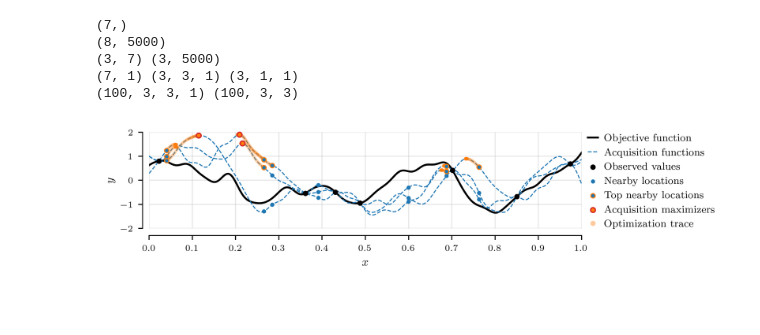
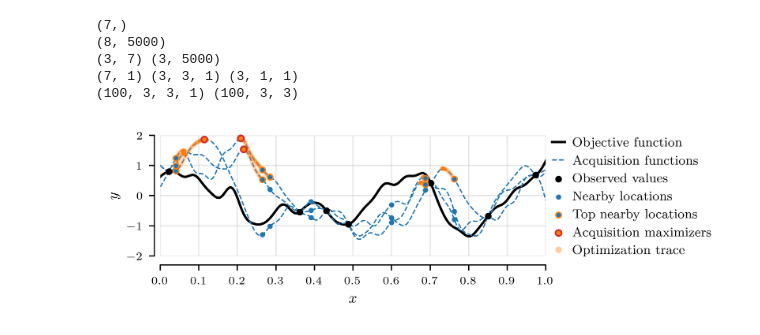
Before and after one commit to cambridge-mlg/sgd-gp, a Jupyter notebook: scalable_gps/notebooks/thompson_demo_plot.ipynb, the cells around one changed output. Drawn from its saved outputs; the diff is of its cells as text; code cells hidden in the pictures; blank space fills up the shorter version.

```diff
--- a/scalable_gps/notebooks/thompson_demo_plot.ipynb
+++ b/scalable_gps/notebooks/thompson_demo_plot.ipynb
@@ -160,37 +160,37 @@ x_plot = jnp.linspace(config.thompson.minval, config.thompson.maxval, num=n_plot
 L_plot = kernels.featurise(x_plot, state.feature_params)
 y_plot = L_plot @ state.true_w
 
-fig = plt.figure(dpi=400, figsize=[text_width, 0.2 * text_height])
+fig = plt.figure(dpi=400, figsize=[0.75 * text_width, 0.2 * text_height])
 ax = fig.add_subplot(111)
 ax.grid(alpha=0.3, zorder=0)
 ax.spines[['top', 'right']].set_visible(False)
 ax.spines['bottom'].set_position(('axes', -0.075))
 ax.spines['left'].set_position(('axes', -0.015))
 
 ax.set_xlabel(r"$x$")
 ax.set_ylabel(r"$y$")
 
 ax.set_xlim(config.thompson.minval, config.thompson.maxval)
 ax.set_xticks(np.arange(0, 1.1, 0.1))
 ax.set_ylim(-2, 2)
 
 h1 = ax.plot(x_plot, y_plot, color='k', label='Objective function')
 h2 = ax.scatter(state.ds.x, state.ds.y, color='k', marker='o', s=10, zorder=3, label='Observed values')
 h3 = ax.plot(x_plot, acquisition_fn(x_plot[None, :].repeat(config.thompson.n_samples, axis=0)).T, color='tab:blue', linestyle='--', linewidth=0.8, label='Acquisition functions')
 h4 = ax.scatter(x_friends.repeat(config.thompson.n_samples, axis=0), y_friends.T.ravel(), color='tab:blue', marker='o', s=5, zorder=3, alpha=1, label='Nearby locations')
 h5 = ax.scatter(x_homies, acquisition_fn(x_homies), color='tab:blue', edgecolors='tab:orange', linewidth=0.8, linestyle='-', marker='o', s=12, zorder=3, alpha=1, label='Top nearby locations')
 for i in range(config.thompson.optim_iters):
     x = trace[0][i]
     y = trace[1][i]
     ax.scatter(x, y, color='tab:orange', marker='o', edgecolors='none', s=7, zorder=2, alpha=0.1)
 h7 = ax.scatter(x_besties, acquisition_fn(x_besties), color='tab:orange', edgecolors='tab:red', linewidth=1, marker='o', s=14, zorder=4, label='Acquisition maximizers', clip_on=False)
 
 h6 = Line2D([], [], color='tab:orange', linestyle='None', marker='o', markeredgecolor='none', markersize=4, alpha=0.4, label='Optimization trace')
 empty = Patch(edgecolor='none', facecolor='none', alpha=0.5)
-fig.legend(handles=[h1[0], h3[0], h2, h4, h5, h7, h6], ncols=1, loc='center', bbox_to_anchor=(1.1, 0.61), handlelength=1, fontsize=8, frameon=False, handletextpad=0.6)
+fig.legend(handles=[h1[0], h3[0], h2, h4, h5, h7, h6], ncols=1, loc='center', bbox_to_anchor=(1.13, 0.61), handlelength=1, fontsize=8, frameon=False, handletextpad=0.6)
 
 fig.tight_layout(w_pad=0.5, h_pad=0.2)
 fig.savefig("../../figures/thompson_1D.png", bbox_inches='tight', pad_inches=0.01)
 fig.savefig("../../figures/thompson_1D.pdf", bbox_inches='tight', pad_inches=0.01)
 # %% [output]
-[figure, old version]
+[figure, new version]
```
Also changed, not shown: 3 other files.
